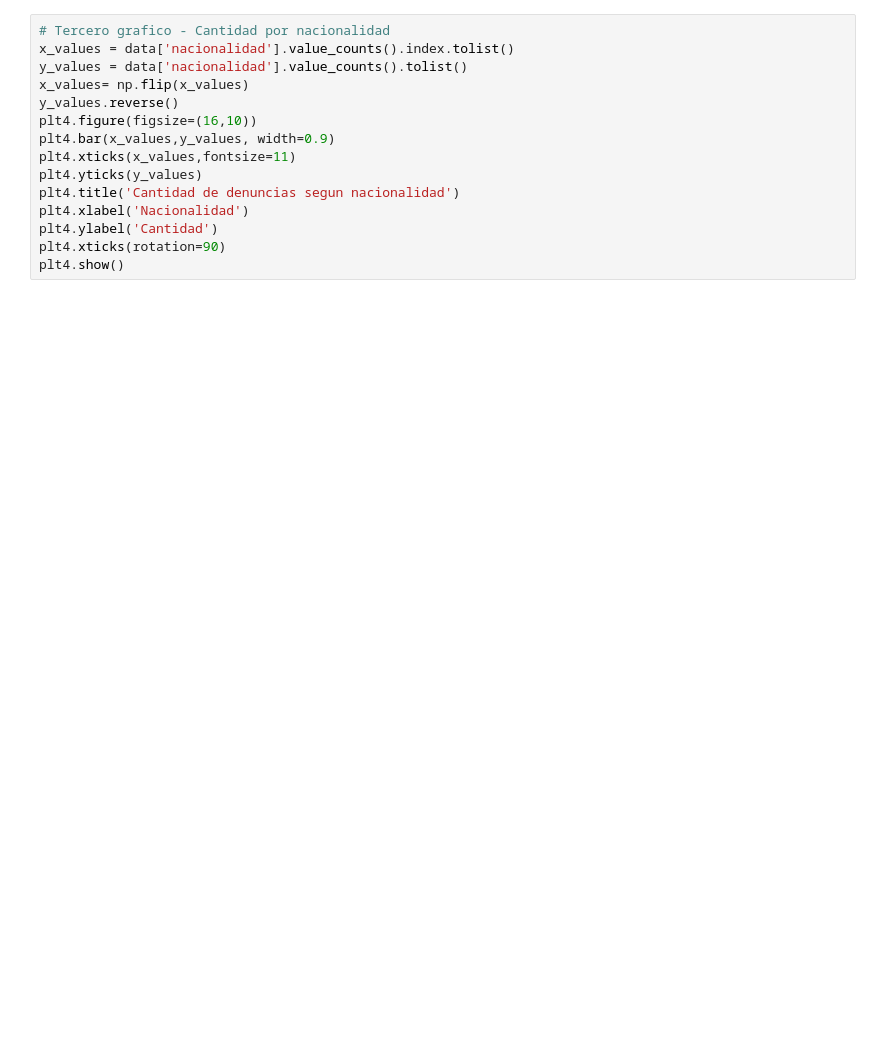
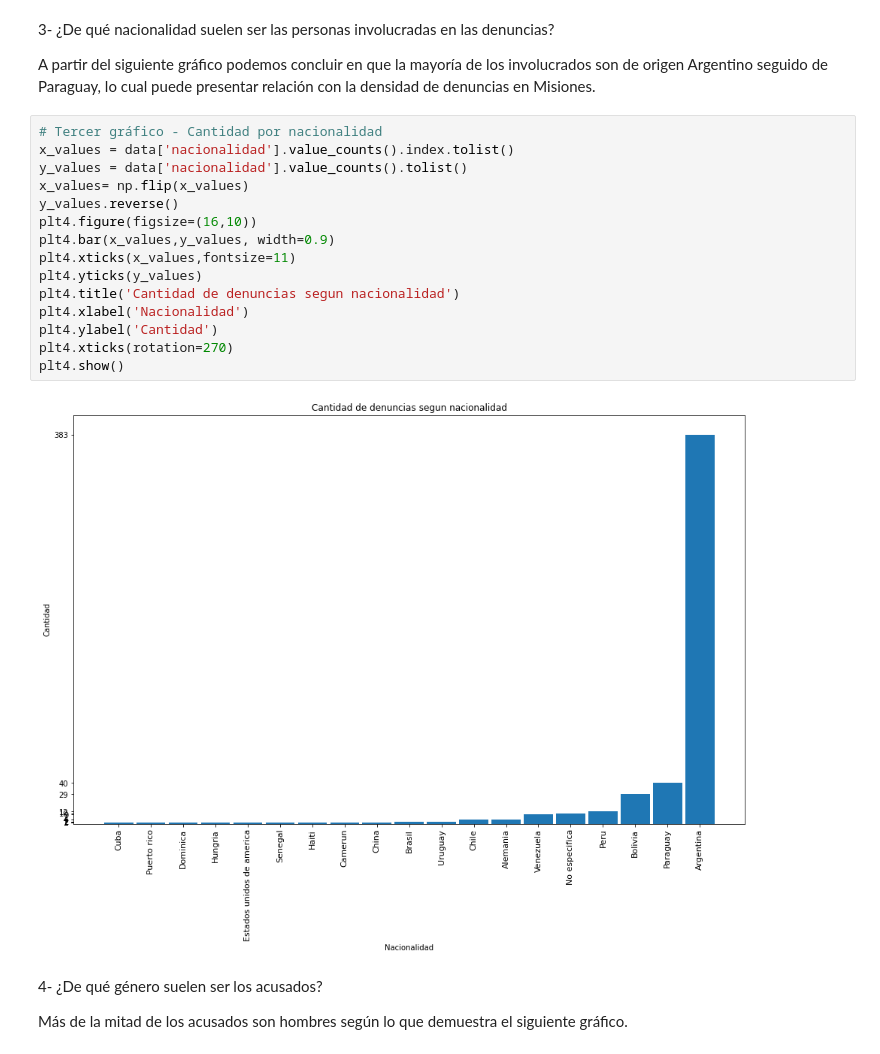
Before and after one commit to opantojah/-tallerDeTecnologiaDeSoporteInformatico-, a Jupyter notebook: TP7/notebooks/main.ipynb, the cells around one changed output. Cells and saved outputs as stored; diff of their text form; blank space fills up the shorter version.

```diff
--- a/TP7/notebooks/main.ipynb
+++ b/TP7/notebooks/main.ipynb
@@ -84,16 +111,29 @@ plt3.show()
+# %% [markdown]
+3- ¿De qué nacionalidad suelen ser las personas involucradas en las denuncias?
+
+A partir del siguiente gráfico podemos concluir en que la mayoría de los involucrados
+son de origen Argentino seguido de Paraguay, lo cual puede presentar relación
+con la densidad de denuncias en Misiones.
 # %%
-# Tercero grafico - Cantidad por nacionalidad
+# Tercer gráfico - Cantidad por nacionalidad
 x_values = data['nacionalidad'].value_counts().index.tolist()
 y_values = data['nacionalidad'].value_counts().tolist()
 x_values= np.flip(x_values)
 y_values.reverse()
 plt4.figure(figsize=(16,10))
 plt4.bar(x_values,y_values, width=0.9)
 plt4.xticks(x_values,fontsize=11)
 plt4.yticks(y_values)
 plt4.title('Cantidad de denuncias segun nacionalidad')
 plt4.xlabel('Nacionalidad')
 plt4.ylabel('Cantidad')
-plt4.xticks(rotation=90)
+plt4.xticks(rotation=270)
 plt4.show()
+# %% [output]
+[figure, added]
+# %% [markdown]
+4- ¿De qué género suelen ser los acusados?
+
+Más de la mitad de los acusados son hombres según lo que demuestra el
+siguiente gráfico.
 # %%
```
Also changed, not shown: parts of 16 cells of this notebook.
